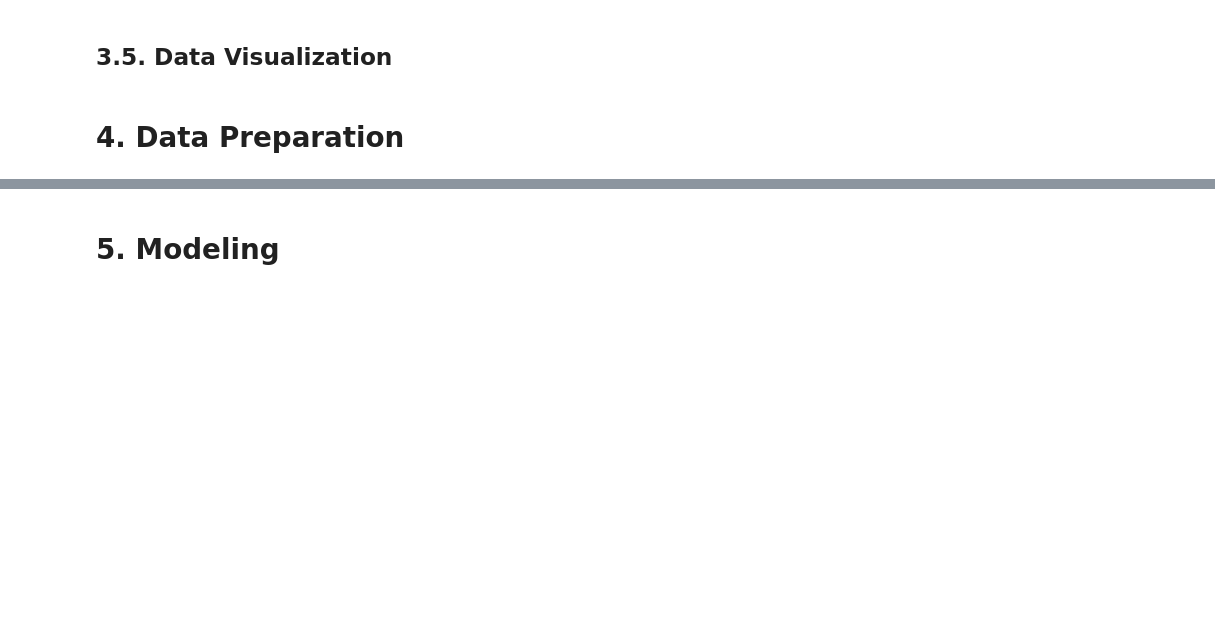
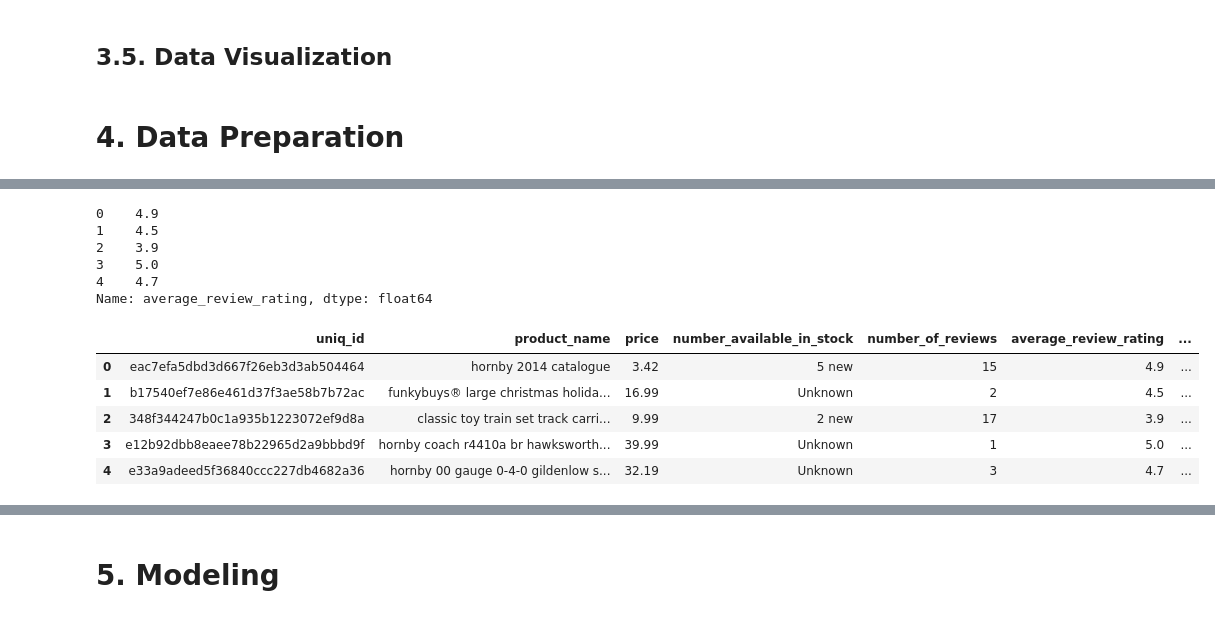
Before and after one commit to FJGM2023015/Recommendation-System-Market-Basket-Analysis-, a Jupyter notebook: recomm_system_market_basket_analysis.ipynb, the cells around one changed output, grey strips where cells are left out. Saved outputs shown, nothing was run; the diff lists cells and outputs as text; code cells hidden in the pictures; blank space fills up the shorter version.

```diff
--- a/recomm_system_market_basket_analysis.ipynb
+++ b/recomm_system_market_basket_analysis.ipynb
@@ -161,0 +192,10 @@ dtype: int64
+# %%
+# Columns to lowercase
+columns_to_lowercase = ['product_name','amazon_category_and_sub_category','customers_who_bought_this_item_also_bought',
+                        'product_description','items_customers_buy_after_viewing_this_item', 'customer_reviews',
+                        'sellers']
+
+for column in columns_to_lowercase:
+    df_selected[column] = df_selected[column].str.lower()
+
+print(df_selected[columns_to_lowercase].head())
@@ -161,0 +220,5 @@ dtype: int64
+# %%
+# Extract Price
+df_selected['price'] = df_selected['price'].str.extract(r'(\d+\.?\d*)').astype(float)
+
+print(df_selected['price'])
@@ -161,0 +238,24 @@ dtype: int64
+# %%
+# Extract rating
+df_selected['average_review_rating'] = df_selected['average_review_rating'].str.extract(r'(\d+\.\d+)').astype(float)
+
+print(df_selected['average_review_rating'].head())
+# %% [output]
+0    4.9
+1    4.5
+2    3.9
+3    5.0
+4    4.7
+Name: average_review_rating, dtype: float64
+# %%
+# Fill all cells with NaN values or empty cells with 'Unknown'
+df_selected.fillna('Unknown', inplace=True)
+
+df_selected.head()
+# %% [output]
+|  | uniq_id | product_name | price | number_available_in_stock | number_of_reviews | average_review_rating | ... |
+| 0 | eac7efa5dbd3d667f26eb3d3ab504464 | hornby 2014 catalogue | 3.42 | 5 new | 15 | 4.9 | ... |
+| 1 | b17540ef7e86e461d37f3ae58b7b72ac | funkybuys® large christmas holida... | 16.99 | Unknown | 2 | 4.5 | ... |
+| 2 | 348f344247b0c1a935b1223072ef9d8a | classic toy train set track carri... | 9.99 | 2 new | 17 | 3.9 | ... |
+| 3 | e12b92dbb8eaee78b22965d2a9bbbd9f | hornby coach r4410a br hawksworth... | 39.99 | Unknown | 1 | 5.0 | ... |
+| 4 | e33a9adeed5f36840ccc227db4682a36 | hornby 00 gauge 0-4-0 gildenlow s... | 32.19 | Unknown | 3 | 4.7 | ... |
```
Also changed, not shown: parts of 12 cells of this notebook.
